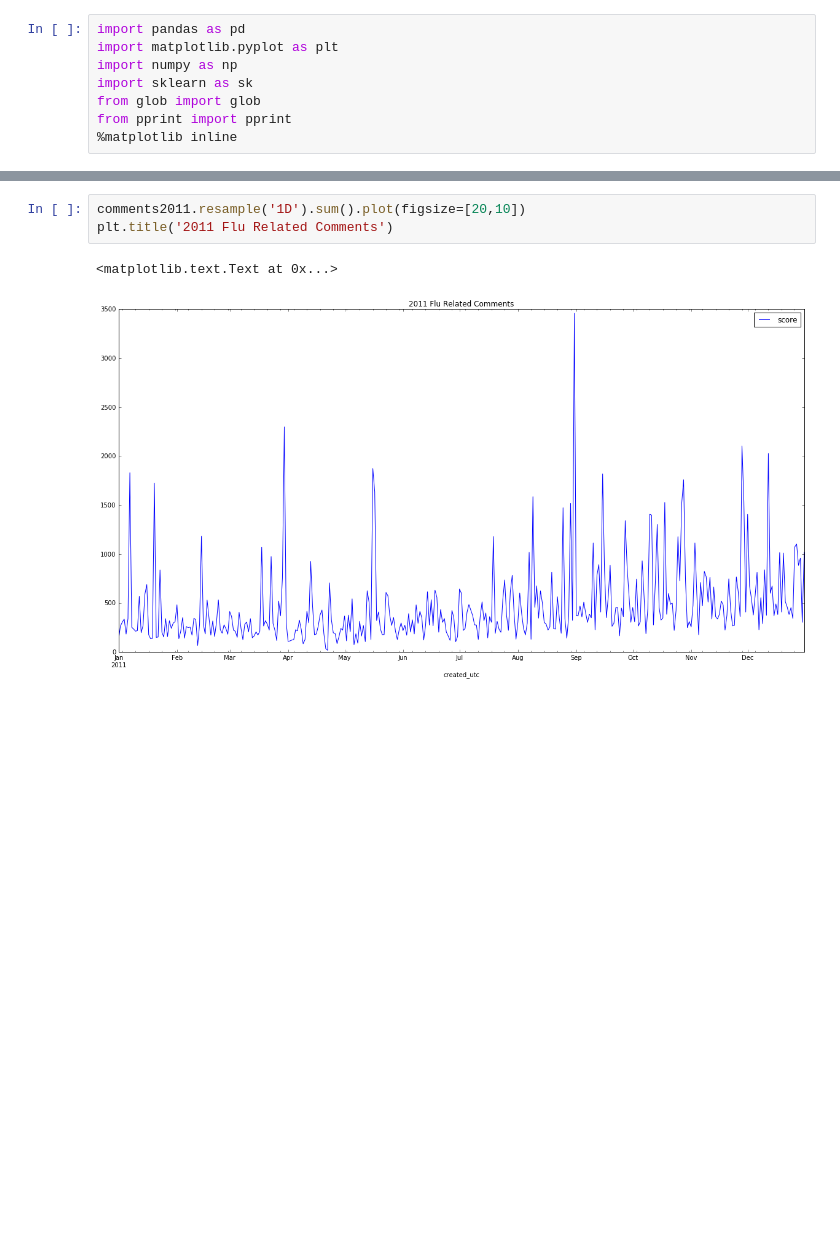
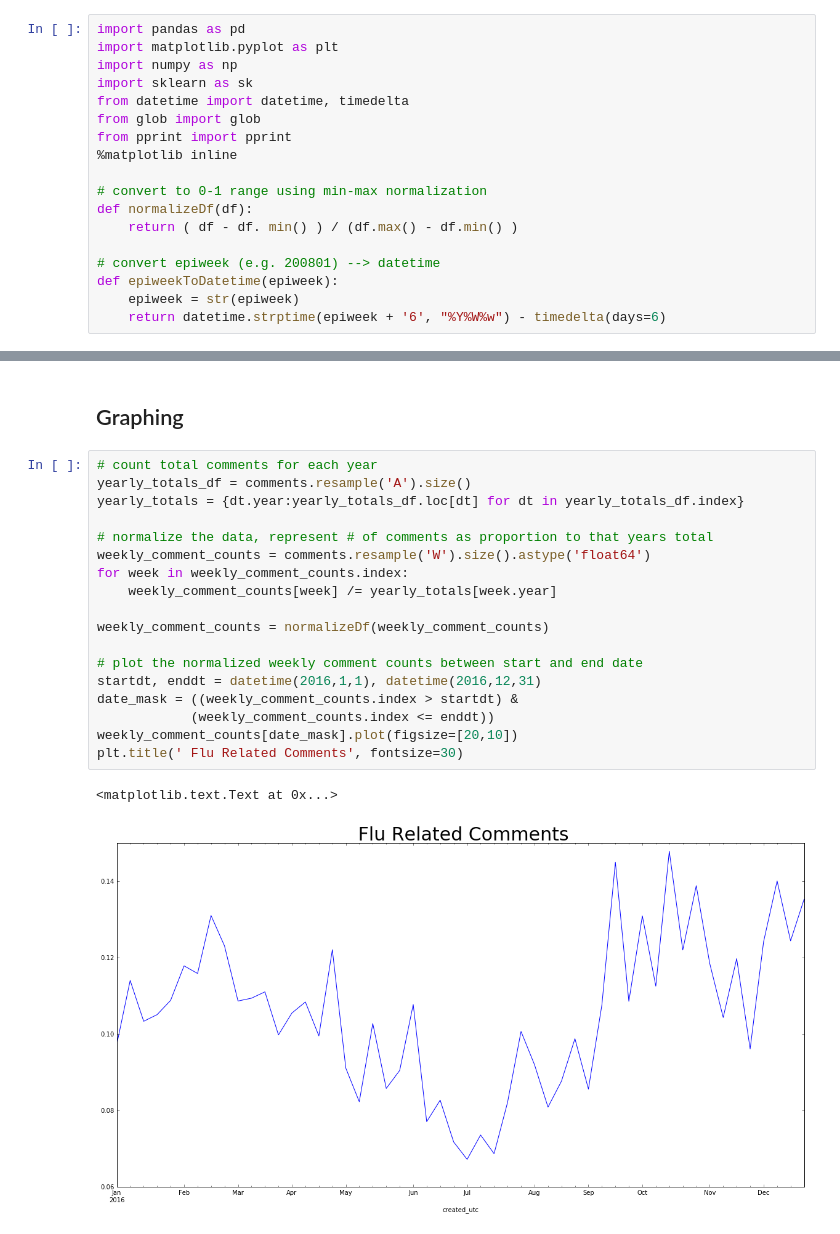
Before and after one commit to wcwagner/wikidemics, a Jupyter notebook: comments.ipynb, the cells around one changed output, grey strips where cells are left out. Saved outputs shown, nothing was run; the diff lists cells and outputs as text; blank space fills up the shorter version.

```diff
--- a/comments.ipynb
+++ b/comments.ipynb
@@ -5,6 +5,16 @@ import pandas as pd
 import matplotlib.pyplot as plt
 import numpy as np
 import sklearn as sk
+from datetime import datetime, timedelta
 from glob import glob
 from pprint import pprint
 %matplotlib inline
+
+# convert to 0-1 range using min-max normalization
+def normalizeDf(df):
+    return ( df - df. min() ) / (df.max() - df.min() )
+
+# convert epiweek (e.g. 200801) --> datetime
+def epiweekToDatetime(epiweek):
+    epiweek = str(epiweek)
+    return datetime.strptime(epiweek + '6', "%Y%W%w") - timedelta(days=6)
@@ -48,6 +33,23 @@ comments2011[:5]
-# %%
-comments2011.resample('1D').sum().plot(figsize=[20,10])
-plt.title('2011 Flu Related Comments')
-# %% [output]
-<matplotlib.text.Text at 0x...>
-[figure, removed]
+# %% [markdown]
+## Graphing
+# %%
+# count total comments for each year
+yearly_totals_df = comments.resample('A').size()
+yearly_totals = {dt.year:yearly_totals_df.loc[dt] for dt in yearly_totals_df.index}
+
+# normalize the data, represent # of comments as proportion to that years total
+weekly_comment_counts = comments.resample('W').size().astype('float64')
+for week in weekly_comment_counts.index:
+    weekly_comment_counts[week] /= yearly_totals[week.year]
+
+weekly_comment_counts = normalizeDf(weekly_comment_counts)
+
+# plot the normalized weekly comment counts between start and end date
+startdt, enddt = datetime(2016,1,1), datetime(2016,12,31)
+date_mask = ((weekly_comment_counts.index > startdt) &
+            (weekly_comment_counts.index <= enddt))
+weekly_comment_counts[date_mask].plot(figsize=[20,10])
+plt.title(' Flu Related Comments', fontsize=30)
+# %% [output]
+<matplotlib.text.Text at 0x...>
+[figure, added]
```
Also changed, not shown: parts of 7 cells of this notebook.
